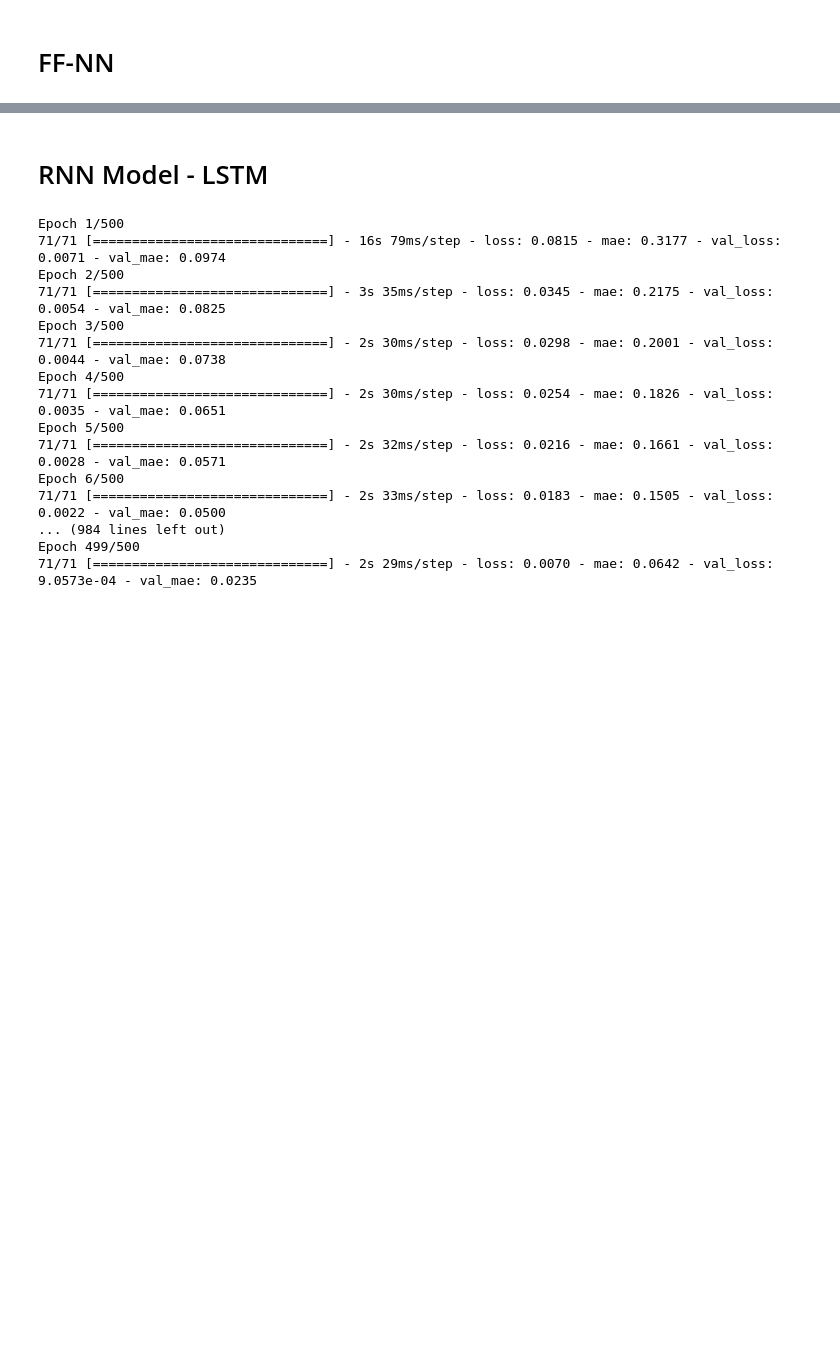
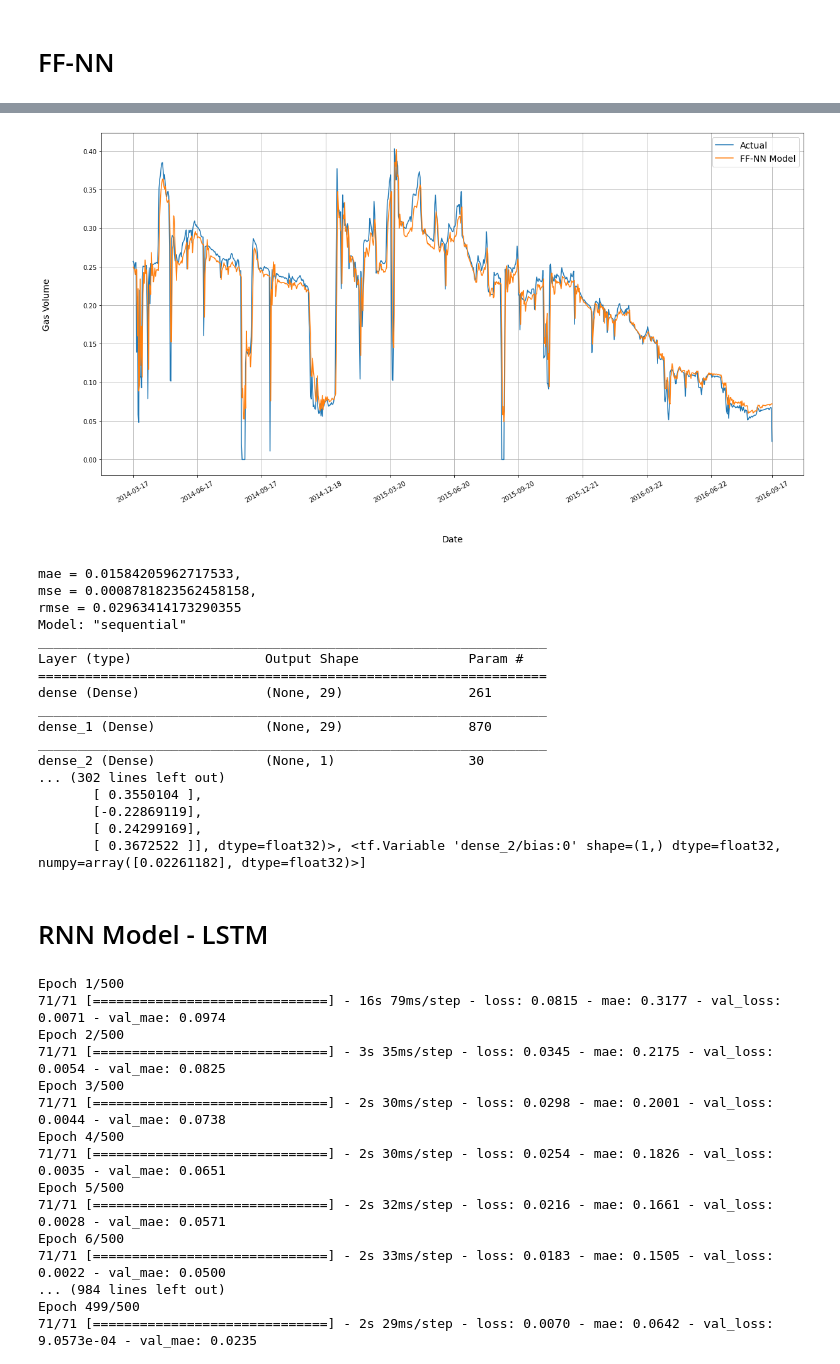
Before and after one commit to topefolorunso/NN-Based-Oil-Prediction-Model-w-Time-Series-Forecasting, a Jupyter notebook: models/gas_model.ipynb, the cells around one changed output, grey strips where cells are left out. Drawn from its saved outputs; the diff is of its cells as text; code cells hidden in the pictures; blank space fills up the shorter version.

```diff
--- a/models/gas_model.ipynb
+++ b/models/gas_model.ipynb
@@ -301,31 +288,20 @@ Non-trainable params: 0
 # %% [markdown]
 #  FF-NN
 # %%
-refresh()
 
-window_size = 30
+# lr_schedule = LearningRateScheduler(lambda epoch: 1e-5 * 10**(epoch / 20))
+# history, model = linear_model(callbacks=[lr_schedule])
 
-gas_train_set = window_dataset(gas_train, window_size)
+# plt.semilogx(history.history["lr"], history.history["loss"])
+# plt.axis([1e-5, 1, 0, 0.12])
+# plt.show()
 
-model = Sequential([
-            Dense(10, activation="relu", input_shape=[window_size]),
-            Dense(10, activation="relu"),
-            Dense(1)
-        ])
+# max(history.history["loss"])
 
-lr_schedule = LearningRateScheduler(lambda epoch: 1e-5 * 10**(epoch / 20))
+# early_stopping = EarlyStopping(patience=10)
+# ffnn_history, ffnn_model = model_ffnn(callbacks=[early_stopping], file_name="ffnn_gas_model")
+ffnn_model = keras.models.load_model("ffnn/ffnn_gas_model.h5")
 
-optimizer = keras.optimizers.SGD(learning_rate=1e-5, momentum=0.9)
-
-model.compile(loss=keras.losses.Huber(),
-              optimizer=optimizer,
-              metrics=["mae"])
-
-history = model.fit(gas_train_set, epochs=100, callbacks=[lr_schedule])
-
-plt.semilogx(history.history["lr"], history.history["loss"])
-plt.axis([1e-5, 1, 0, 0.12])
-
-plt.show()
-
-max(history.history["lr"])
+plot_model_forecast(ffnn_model, "gas_ffnn_forecast", "FF-NN", window_size=30)
+ffnn_model.summary()
+print(ffnn_model.trainable_variables)
@@ -422,2 +327,30 @@ dense_2 (Dense)              (None, 1)                 11
+# %%
+# early_stopping = EarlyStopping(patience=10)
+# ffnn_history, ffnn_model = model_ffnn(callbacks=[early_stopping], window_size=8, file_name="optimized_ffnn_model")
+
+ffnn_model = keras.models.load_model("ffnn/optimized_ffnn_model.h5")
+
+plot_model_forecast(ffnn_model, "gas_ffnn_optimized_forecast", "FF-NN", window_size=8)
+ffnn_model.summary()
+print(ffnn_model.trainable_variables)
+# %% [output]
+[figure, added]
+mae = 0.01584205962717533,
+mse = 0.0008781823562458158,
+rmse = 0.02963414173290355
+Model: "sequential"
+_________________________________________________________________
+Layer (type)                 Output Shape              Param #
+=================================================================
+dense (Dense)                (None, 29)                261
+_________________________________________________________________
+dense_1 (Dense)              (None, 29)                870
+_________________________________________________________________
+dense_2 (Dense)              (None, 1)                 30
+... (302 lines left out)
+       [ 0.3550104 ],
+       [-0.22869119],
+       [ 0.24299169],
+       [ 0.3672522 ]], dtype=float32)>, <tf.Variable 'dense_2/bias:0' shape=(1,) dtype=float32, numpy=array([0.02261182], dtype=float32)>]
 # %% [markdown]
 # RNN Model - LSTM
```
Also changed, not shown: parts of 21 cells of this notebook, 20 other files.
